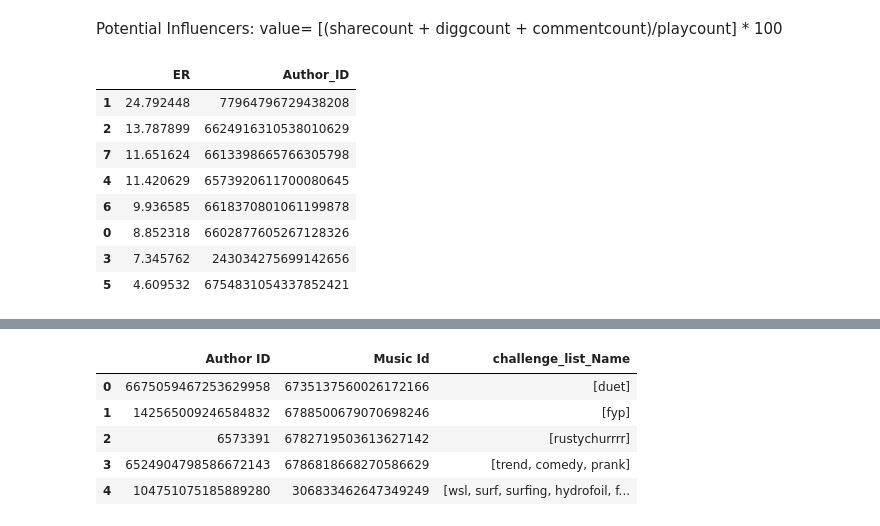
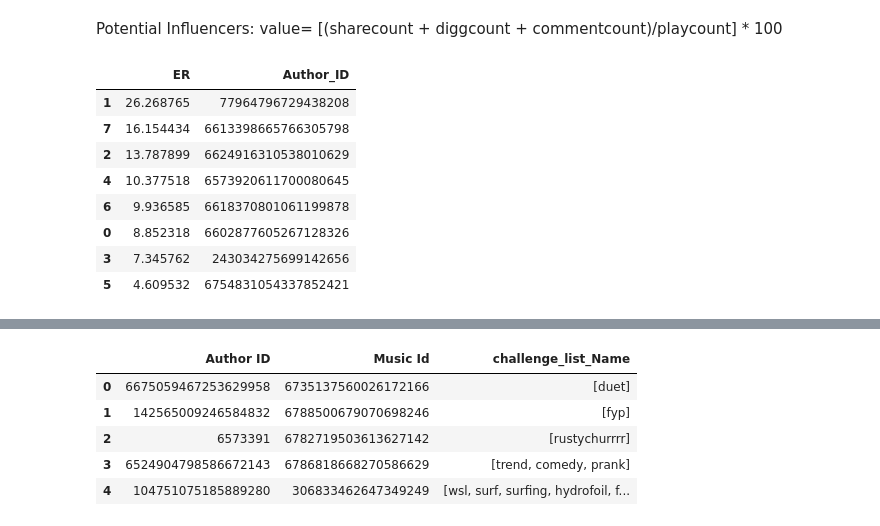
Before and after one commit to mhaiskarshridhar/TikTok_Analysis, a Jupyter notebook: TikTok_Analysis.ipynb, the cells around one changed output, grey strips where cells are left out. Cells and saved outputs as stored; diff of their text form; code cells hidden in the pictures.

```diff
--- a/TikTok_Analysis.ipynb
+++ b/TikTok_Analysis.ipynb
@@ -29,7 +29,7 @@ final_comment_count=[]
 final_share_count=[]
 final_digg_count=[]
 final_play_count=[]
-
+bin_time_list=[]
 challenge_name_list=[]
 challenge_id_list=[]
 
@@ -41,7 +41,6 @@ for i in range(0,len(data)):
     Author_id_list.append(data[i]['tiktokData'][0]['itemInfos']['authorId'])
     created_date=parser.isoparse(data[i]['createdAt']['$date'])
     Created_time.append(created_date.strftime("%x"))
-#     Created_time.append(time.strftime('%Y-%m-%d %H:%M:%S',  time.gmtime(float(data[i]['tiktokData'][0]['itemInfos']['createTime'])/1000.)))
     verified_list.append(data[i]['tiktokData'][0]['authorInfos']['verified'])
 
     #Save challenges Name and Challenge Id for every video
@@ -68,18 +67,26 @@ for i in range(0,len(data)):
     commentcount=[]
     scrape_time=[]
     playcount=[]
-
+    bin_time=[]
     for j in range(0,len(data[i]['tiktokData'])):
         date=parser.isoparse(data[i]['tiktokData'][j]['scrapedAt']['$date'])
         digcount.append(data[i]['tiktokData'][j]['itemInfos']['diggCount'])
         sharecount.append(data[i]['tiktokData'][j]['itemInfos']['shareCount'])
         commentcount.append(data[i]['tiktokData'][j]['itemInfos']['commentCount'])
-        scrape_time.append(date.strftime("%x %X"))
+        scrape_time.append(date.strftime("%x %H"))
+        if date.hour in range(0,6):
+            bin_time.append("{},{}".format(date.strftime("%x %A"),'Part 1'))
+        elif date.hour in range(7,12):
+            bin_time.append("{},{}".format(date.strftime("%x %A"),'Part 2'))
+        elif date.hour in range(13,18):
+            bin_time.append("{},{}".format(date.strftime("%x %A"),'Part 3'))
+        else:
+            bin_time.append("{},{}".format(date.strftime("%x %A"),'Part 4'))
         try:
             playcount.append(data[i]['tiktokData'][j]['itemInfos']['playCount'])
         except KeyError:
             playcount.append(0)
-
+    bin_time_list.append(bin_time)
     sharecount_list.append(sharecount)
     digcount_list.append(digcount)
     commentcount_list.append(commentcount)
@@ -91,9 +98,9 @@ for i in range(0,len(data)):
     final_play_count.append(playcount[-1])
 
 df_final=pd.DataFrame(list(zip(id_list,text_list,Music_id_list,Music_name_list,Author_id_list,Created_time,verified_list,challenge_id_list,challenge_name_list,
-                               sharecount_list,final_share_count,digcount_list,final_digg_count,commentcount_list,final_comment_count,scrape_time_list,playcount_list,final_play_count)),
+                               sharecount_list,final_share_count,digcount_list,final_digg_count,commentcount_list,final_comment_count,scrape_time_list,bin_time_list,playcount_list,final_play_count)),
                        columns=['ID','Text','Music Id','Music Name','Author ID','Created Time','Verified List','challenge_list','challenge_list_Name','Sharecount List','Final Share Count',
-                                'Diggcount List','Final Digg Count','Commentcount List','Final Comment Count','Scrape_time List','Playcount List','Final Play Count'])
+                                'Diggcount List','Final Digg Count','Commentcount List','Final Comment Count','Scrape_time List','Bin Time','Playcount List','Final Play Count'])
 # %%
 df_final
 # %% [output]
@@ -240,40 +301,47 @@ def Calculate_Engagement_rate(df_sub_string,authorid):
     #Calculate enagament rate using formular ER=[(sharecount + diggcount + commentcount)/playcount] * 100
     Numerator=rslt_df['Final Share Count'] + rslt_df['Final Comment Count'] + rslt_df['Final Digg Count']
     Numerator_value=sum(np.array(Numerator))
     Denominator=rslt_df['Final Play Count']
     Denominator_value=sum(np.array(Denominator))
     Engagement_rate= (Numerator_value/Denominator_value)*100
     Engagement_rate
     return Engagement_rate
 
 def potential_influencers(hashtag_string):
     Engagement_rate_list=[]
+    Engagement_rate_list_complete=[]
     Author_ID_list=[]
 
     df_sub_string=hashtag(hashtag_string.lower())
 
     #Influencers with maximum videos
     df_top_influencers=pd.DataFrame()
     df_top_influencers['Author ID']=df_sub_string.groupby("Author ID",sort=False)["ID"].count().sort_values(ascending=False)
 
     for i in range(0,len(df_top_influencers)):
         #save Engagement rate for each author
         Engagement_rate_list.append(Calculate_Engagement_rate(df_sub_string,df_top_influencers['Author ID'].index[i]))
+        Engagement_rate_list_complete.append(Calculate_Engagement_rate(df_final,df_top_influencers['Author ID'].index[i]))
         #save author id
         Author_ID_list.append(df_top_influencers['Author ID'].index[i])
-    return Engagement_rate_list,Author_ID_list
+    return Engagement_rate_list,Author_ID_list,Engagement_rate_list_complete
 
-ER,Author_ID=potential_influencers('Puma')
+ER,Author_ID,ER_complete=potential_influencers('puma')
 df_influencers=pd.DataFrame()
 df_influencers[['ER','Author_ID']]=pd.DataFrame(list(zip(ER,Author_ID)))
 df_influencers.sort_values('ER', inplace=True, ascending=False)
-df_influencers
+
+################
+df_influencers_complete=pd.DataFrame()
+df_influencers_complete[['ER','Author_ID']]=pd.DataFrame(list(zip(ER_complete,Author_ID)))
+df_influencers_complete.sort_values('ER', inplace=True, ascending=False)
+df_influencers_complete
 # %% [output]
 |  | ER | Author_ID |
-| 1 | 24.792448 | 77964796729438208 |
+| 1 | 26.268765 | 77964796729438208 |
+| 7 | 16.154434 | 6613398665766305798 |
 | 2 | 13.787899 | 6624916310538010629 |
-| 7 | 11.651624 | 6613398665766305798 |
-| 4 | 11.420629 | 6573920611700080645 |
+| 4 | 10.377518 | 6573920611700080645 |
 | 6 | 9.936585 | 6618370801061199878 |
 | 0 | 8.852318 | 6602877605267128326 |
 | 3 | 7.345762 | 243034275699142656 |
```
Also changed, not shown: parts of 6 cells of this notebook.
